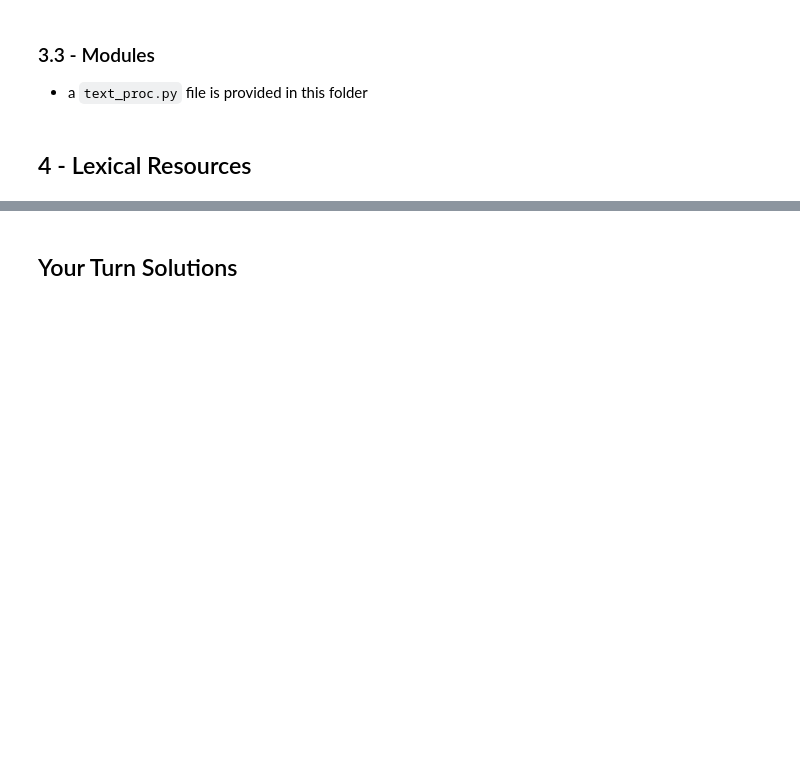
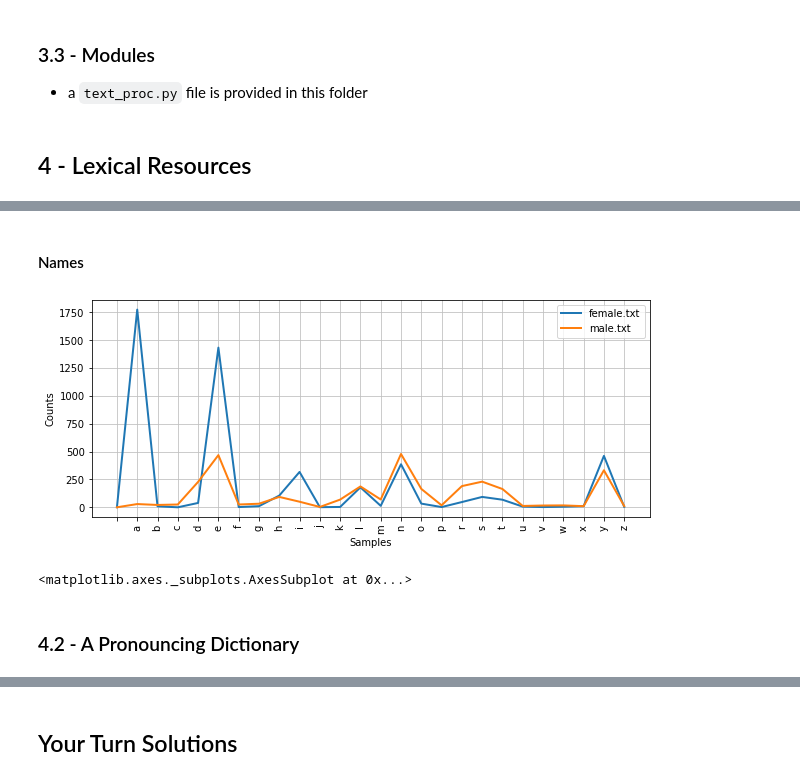
Before and after one commit to BetoBob/NLTK-Book-Resource, a Jupyter notebook: 02/2 - Notes.ipynb, the cells around one changed output, grey strips where cells are left out. Saved outputs shown, nothing was run; the diff lists cells and outputs as text; code cells hidden in the pictures; blank space fills up the shorter version.

```diff
--- a/02/2 - Notes.ipynb
+++ b/02/2 - Notes.ipynb
@@ -372,0 +403,5 @@ plural('fan')
+# %% [markdown]
+#### Names
+# %%
+names = nltk.corpus.names
+names.fileids()
@@ -372,0 +414,18 @@ plural('fan')
+# %%
+# Names ending letters frequency
+
+import matplotlib.pyplot as plt
+
+cfd = nltk.ConditionalFreqDist(
+    (fileid, name[-1])
+    for fileid in names.fileids()
+    for name in names.words(fileid))
+
+plt.figure(figsize=(10, 4)) # optional; changes size of graph
+
+cfd.plot()
+# %% [output]
+[figure, added]
+<matplotlib.axes._subplots.AxesSubplot at 0x...>
+# %% [markdown]
+### 4.2 - A Pronouncing Dictionary
```
Also changed, not shown: parts of 75 cells of this notebook, 9 other files.
